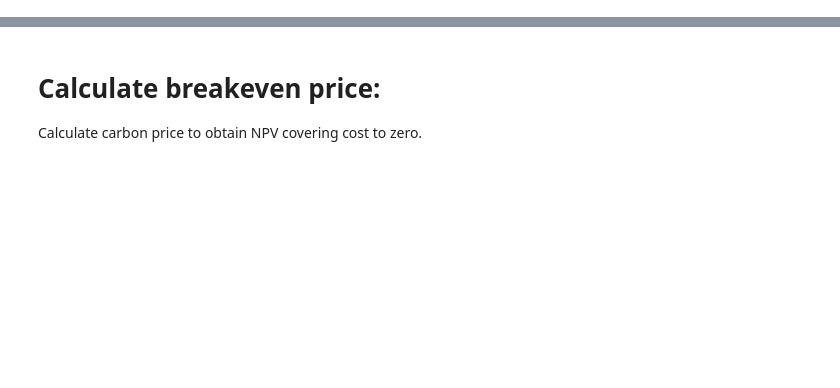
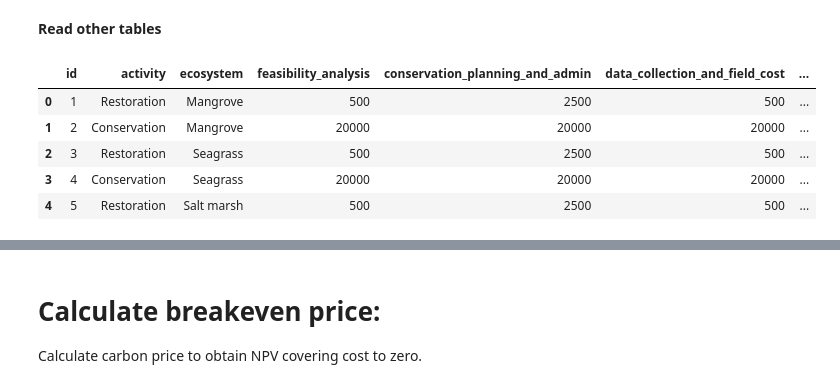
Before and after one commit to Vizzuality/tnc-blue-carbon-cost-tool, a Jupyter notebook: data/notebooks/TNC_BlueCarbonTool_prototype.ipynb, the cells around one changed output, grey strips where cells are left out. Drawn from its saved outputs; the diff is of its cells as text; code cells hidden in the pictures; blank space fills up the shorter version.

```diff
--- a/data/notebooks/TNC_BlueCarbonTool_prototype.ipynb
+++ b/data/notebooks/TNC_BlueCarbonTool_prototype.ipynb
@@ -26,0 +70,17 @@ base_size.head()
+# %% [markdown]
+**Read other tables**
+# %%
+# Open the excel file - tab 'Base_size_table'
+base_size = pd.read_excel(data_path, sheet_name="Base_size_table")
+
+# Open the excel file - tab 'Base_increase'
+base_increase = pd.read_excel(data_path, sheet_name="Base_increase")
+
+base_size.head()
+# %% [output]
+|  | id | activity | ecosystem | feasibility_analysis | conservation_planning_and_admin | data_collection_and_field_cost | ... |
+| 0 | 1 | Restoration | Mangrove | 500 | 2500 | 500 | ... |
+| 1 | 2 | Conservation | Mangrove | 20000 | 20000 | 20000 | ... |
+| 2 | 3 | Restoration | Seagrass | 500 | 2500 | 500 | ... |
+| 3 | 4 | Conservation | Seagrass | 20000 | 20000 | 20000 | ... |
+| 4 | 5 | Restoration | Salt marsh | 500 | 2500 | 500 | ... |
```
Also changed, not shown: parts of 29 cells of this notebook, 4 other files.
